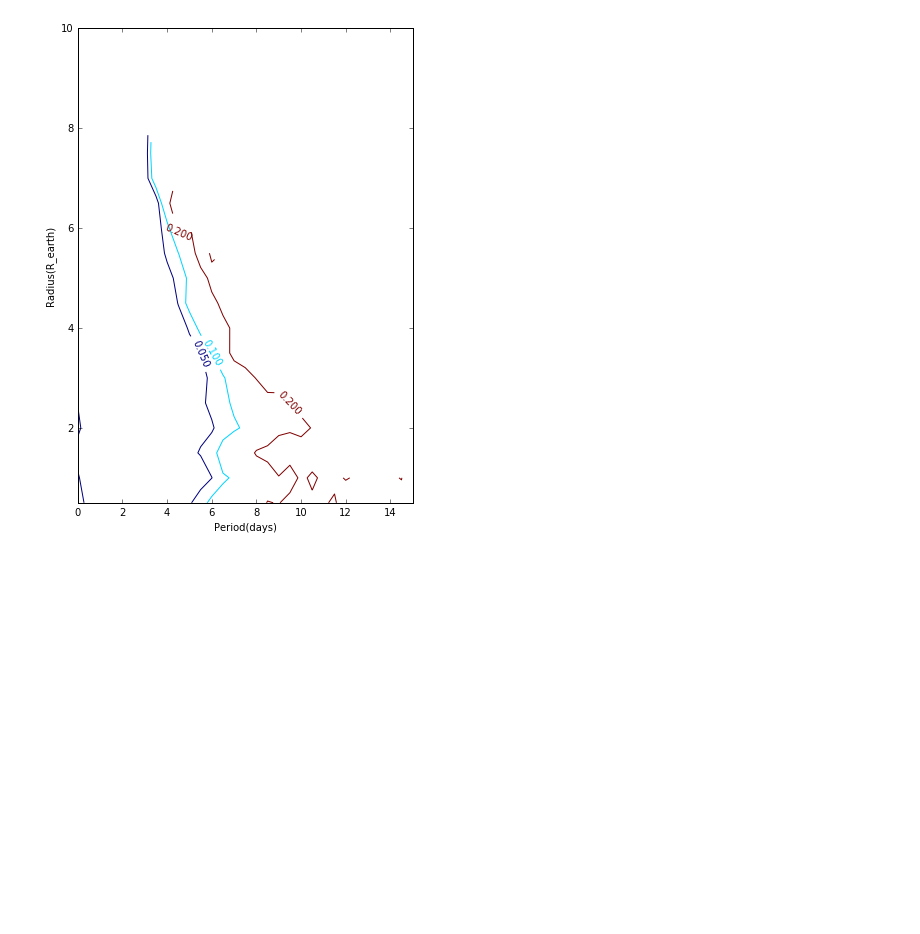
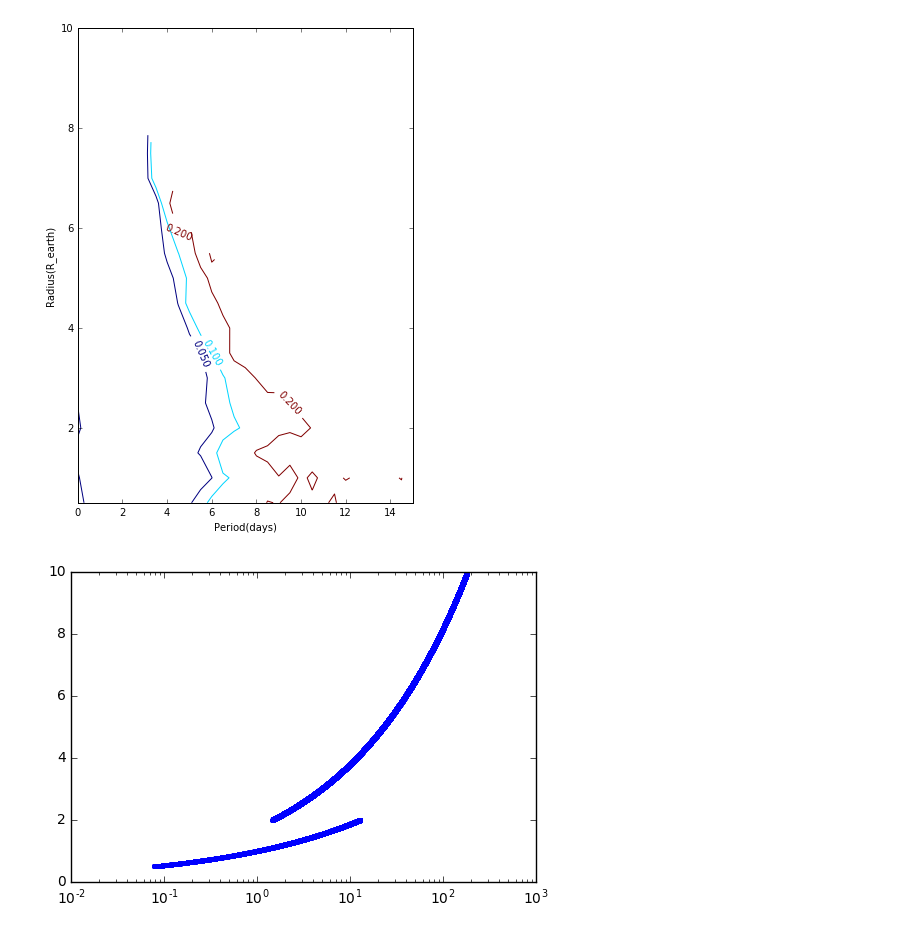
Before and after one commit to dm1681/Merging_Perts, a Jupyter notebook: Research/Merging_Perts/IC_gen.ipynb, the cells around one changed output. Cells and saved outputs as stored; diff of their text form; code cells hidden in the pictures; blank space fills up the shorter version.

```diff
--- a/Research/Merging_Perts/IC_gen.ipynb
+++ b/Research/Merging_Perts/IC_gen.ipynb
@@ -815,3 +842,16 @@ ax.clabel(ct,inline=True,fontsize=10)
 # %% [output]
 <a list of 4 text.Text objects>
 [figure]
+# %%
+#Q for radius
+fix,ax = plt.subplots(1,1)
+ax.plot(mass_list,dRadius,'.')
+ax.set_xscale('log')
+#2D histogram of ecc; planets in bin vs rad,per; plt.imshow() #of sims in that cell.
+# seed for np.random
+# merging? look at stop time and end of run time
+# semi < 0.005
+# double check fig 2
+#
+# %% [output]
+[figure, added]
```
Also changed, not shown: parts of 9 cells of this notebook.
